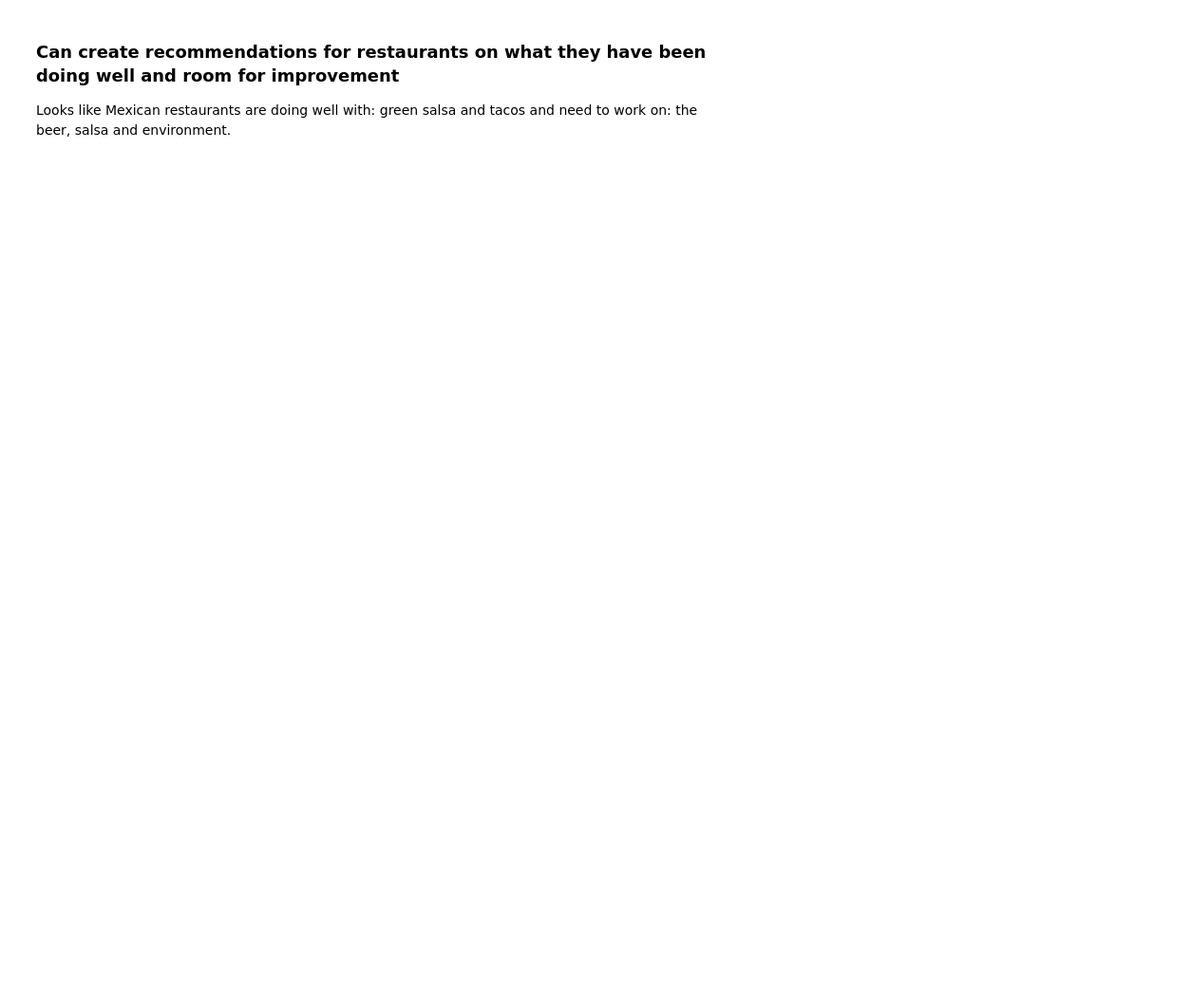
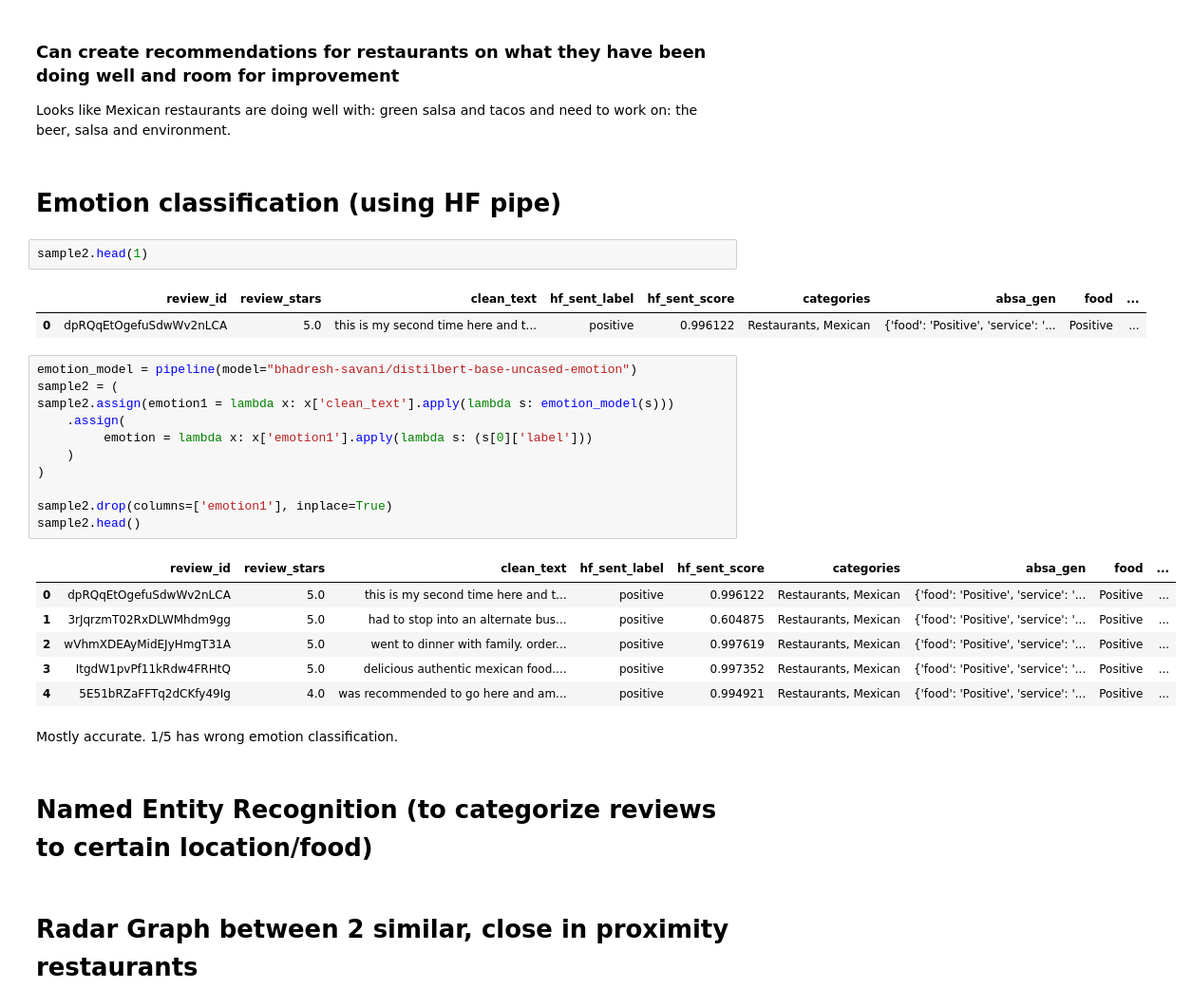
Before and after one commit to mindyng/2024-Business-Projects, a Jupyter notebook: yelp-reviews-analysis.ipynb, the cells around one changed output. Shown at 95% size. Saved outputs shown, nothing was run; the diff lists cells and outputs as text; blank space fills up the shorter version.

Commit message:
Kaggle Notebook | yelp_reviews_analysis | Version 18

```diff
--- a/yelp-reviews-analysis.ipynb
+++ b/yelp-reviews-analysis.ipynb
@@ -1721,3 +1706,34 @@ generate_wordcloud(sample2['Negative'], 'Negative Sentiment Word Cloud')
 ### Can create recommendations for restaurants on what they have been doing well and room for improvement
 
 Looks like Mexican restaurants are doing well with: green salsa and tacos and  need to work on: the beer, salsa and environment.
+# %% [markdown]
+# Emotion classification (using HF pipe)
+# %%
+sample2.head(1)
+# %% [output]
+|  | review_id | review_stars | clean_text | hf_sent_label | hf_sent_score | categories | absa_gen | food | ... |
+| 0 | dpRQqEtOgefuSdwWv2nLCA | 5.0 | this is my second time here and t... | positive | 0.996122 | Restaurants, Mexican | {'food': 'Positive', 'service': '... | Positive | ... |
+# %%
+emotion_model = pipeline(model="bhadresh-savani/distilbert-base-uncased-emotion")
+sample2 = (
+sample2.assign(emotion1 = lambda x: x['clean_text'].apply(lambda s: emotion_model(s)))
+    .assign(
+         emotion = lambda x: x['emotion1'].apply(lambda s: (s[0]['label']))
+    )
+)
+
+sample2.drop(columns=['emotion1'], inplace=True)
+sample2.head()
+# %% [output]
+|  | review_id | review_stars | clean_text | hf_sent_label | hf_sent_score | categories | absa_gen | food | ... |
+| 0 | dpRQqEtOgefuSdwWv2nLCA | 5.0 | this is my second time here and t... | positive | 0.996122 | Restaurants, Mexican | {'food': 'Positive', 'service': '... | Positive | ... |
+| 1 | 3rJqrzmT02RxDLWMhdm9gg | 5.0 | had to stop into an alternate bus... | positive | 0.604875 | Restaurants, Mexican | {'food': 'Positive', 'service': '... | Positive | ... |
+| 2 | wVhmXDEAyMidEJyHmgT31A | 5.0 | went to dinner with family. order... | positive | 0.997619 | Restaurants, Mexican | {'food': 'Positive', 'service': '... | Positive | ... |
+| 3 | ItgdW1pvPf11kRdw4FRHtQ | 5.0 | delicious authentic mexican food.... | positive | 0.997352 | Restaurants, Mexican | {'food': 'Positive', 'service': '... | Positive | ... |
+| 4 | 5E51bRZaFFTq2dCKfy49Ig | 4.0 | was recommended to go here and am... | positive | 0.994921 | Restaurants, Mexican | {'food': 'Positive', 'service': '... | Positive | ... |
+# %% [markdown]
+Mostly accurate. 1/5 has wrong emotion classification.
+# %% [markdown]
+# Named Entity Recognition (to categorize reviews to certain location/food)
+# %% [markdown]
+# Radar Graph between 2 similar, close in proximity restaurants
```
Also changed, not shown: parts of 47 cells of this notebook.
